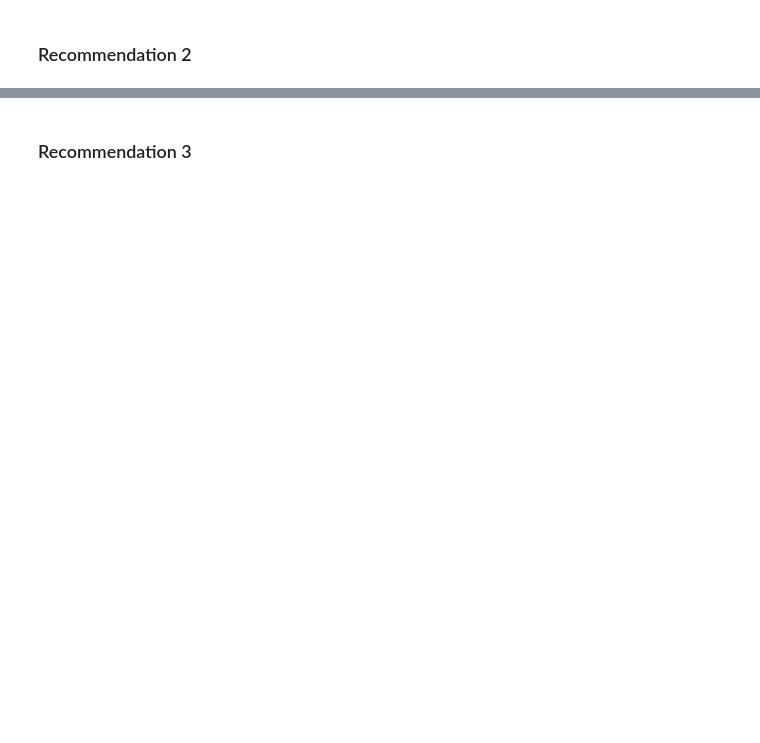
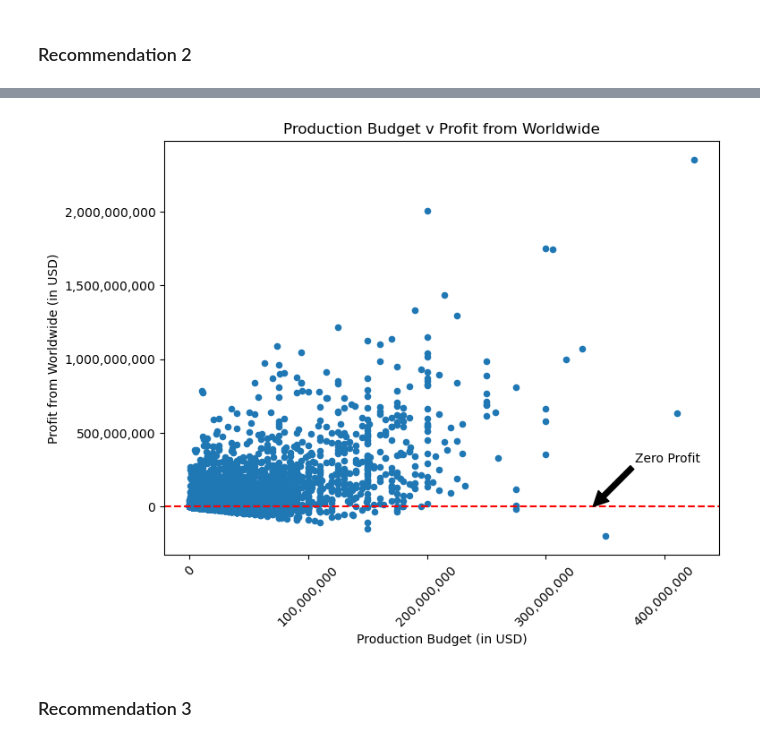
Before and after one commit to Caroline-kamusi/Movies-project, a Jupyter notebook: movies.ipynb, the cells around one changed output, grey strips where cells are left out. Saved outputs shown, nothing was run; the diff lists cells and outputs as text; code cells hidden in the pictures; blank space fills up the shorter version.

```diff
--- a/movies.ipynb
+++ b/movies.ipynb
@@ -712,21 +807,23 @@ NameError: name 'avg_rating_genre2' is not defined
 # %%
-updated_tn_df.plot(x='production_budget', y='Profit from Worldwide', kind='scatter', figsize=(12,8))
+updated_tn_df.plot(x='production_budget', y='Profit from Worldwide', kind='scatter', figsize=(8,6))
 
 plt.xticks(rotation=45)
 
 plt.xlabel('Production Budget (in USD)')
 plt.ylabel('Profit from Worldwide (in USD)')
 plt.title('Production Budget v Profit from Worldwide')
 
 plt.ticklabel_format(style='plain', axis='both', useMathText=True)
 
 plt.gca().xaxis.set_major_formatter(StrMethodFormatter('{x:,.0f}'))
 plt.gca().yaxis.set_major_formatter(StrMethodFormatter('{x:,.0f}'))
 
 plt.axhline(y=0, color='red', linestyle='--')
 plt.annotate('Zero Profit', xy=(340000000,0), xytext=(375000000, 300000000), arrowprops={'facecolor': 'black'})
 
 plt.savefig('Images/Budget_vs_worldwide_profit.png', dpi=300);
+# %% [output]
+[figure, added]
 # %%
 # At last, we will compute the mean for both profit from domestic and the profit from worldwide.
 mean1 = updated_tn_df['Profit from Domestic'].mean()
```
Also changed, not shown: parts of 22 cells of this notebook, 4 other files.
